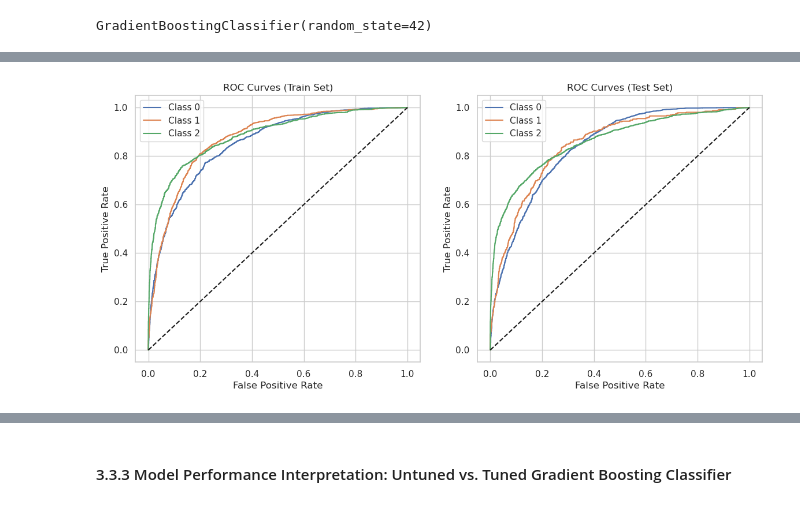
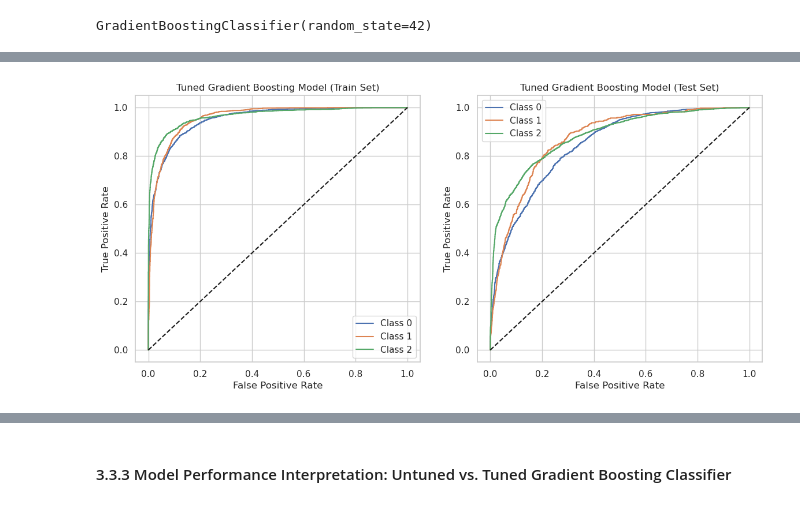
Before and after one commit to mwakad/supervised-ml-classifiers-for-predicting-water-wells-condition, a Jupyter notebook: index.ipynb, the cells around one changed output, grey strips where cells are left out. Cells and saved outputs as stored; diff of their text form; code cells hidden in the pictures.

```diff
--- a/index.ipynb
+++ b/index.ipynb
@@ -744,8 +913,8 @@ plt.show()
 # %%
 # ROC Curves for Tuned Decision Tree Classifier in predicitng both train and test sets
 from sklearn.preprocessing import label_binarize
-n_classes = len(np.unique(y))
-y_train_bin = label_binarize(y_train_bal, classes=range(n_classes))
+n_classes = len(np.unique(y_train_balanced))
+y_train_bin = label_binarize(y_train_balanced, classes=range(n_classes))
 y_test_bin = label_binarize(y_test_enc, classes=range(n_classes))
 
 fig, axes = plt.subplots(1, 2, figsize=(16, 6))
@@ -757,7 +926,7 @@ for i in range(n_classes):
 axes[0].plot([0,1],[0,1],'k--')
 axes[0].set_xlabel('False Positive Rate')
 axes[0].set_ylabel('True Positive Rate')
-axes[0].set_title('ROC Curves (Train Set)')
+axes[0].set_title('Tuned Decision Tree Model (Train Set)')
 axes[0].legend()
 
 # ROC Curves for Untuned Decision Tree Classifier on Test Set
@@ -767,7 +936,7 @@ for i in range(n_classes):
 axes[1].plot([0,1],[0,1],'k--')
 axes[1].set_xlabel('False Positive Rate')
 axes[1].set_ylabel('True Positive Rate')
-axes[1].set_title('ROC Curves (Test Set)')
+axes[1].set_title('Tuned Decision Tree Model (Test Set)')
 axes[1].legend()
 
 plt.savefig("./images/roc-curves-tuned-decision-tree-classifier.png", dpi=600, bbox_inches='tight', facecolor='white')
@@ -850,13 +1019,13 @@ from sklearn.ensemble import GradientBoostingClassifier
 
 # Train Gradient Boosting on balanced data
 gb_bal = GradientBoostingClassifier(random_state=42)
-gb_bal.fit(X_train_final, y_train_bal)
+gb_bal.fit(X_train_balanced, y_train_balanced)
 # %% [output]
 GradientBoostingClassifier(random_state=42)
 # %%
 # Predict on train and test sets
-y_pred_gb_train = gb_bal.predict(X_train_final)
-y_proba_gb_train = gb_bal.predict_proba(X_train_final)
+y_pred_gb_train = gb_bal.predict(X_train_balanced)
+y_proba_gb_train = gb_bal.predict_proba(X_train_balanced)
 y_pred_gb_test = gb_bal.predict(X_test_final)
 y_proba_gb_test = gb_bal.predict_proba(X_test_final)
 # %%
@@ -884,0 +1111,6 @@ plt.show()
+# %%
+# Predict on train and test sets
+y_pred_gb_rs_train = gs_gb.predict(X_train_balanced)
+y_proba_gb_rs_train = gs_gb.predict_proba(X_train_balanced)
+y_pred_gb_rs = gs_gb.predict(X_test_final)
+y_proba_gb_rs = gs_gb.predict_proba(X_test_final)
@@ -885,37 +1140,33 @@ plt.show()
 # %%
-from sklearn.preprocessing import label_binarize
-
-# Plot ROC curves for Gradient Boosting Classifier on both train and test sets
+# Plot ROC curves for the tuned Gradient Boosting model on both train and test sets, side by side
+n_classes = len(np.unique(y_train_balanced))
+y_train_bin = label_binarize(y_train_balanced, classes=range(n_classes))
+y_test_bin = label_binarize(y_test_enc, classes=range(n_classes))
 
 fig, axes = plt.subplots(1, 2, figsize=(14, 6))
-
-# Binarize the true labels for multiclass ROC
-y_train_bin = label_binarize(y_train_bal, classes=range(n_classes))
-y_test_bin = label_binarize(y_test_enc, classes=range(n_classes))
-
 # ROC curves for train set
 for i in range(n_classes):
-    fpr, tpr, _ = roc_curve(y_train_bin[:, i], y_proba_gb_train[:, i])
+    fpr, tpr, _ = roc_curve(y_train_bin[:, i], y_proba_gb_rs_train[:, i])
     axes[0].plot(fpr, tpr, label=f'Class {i}')
 axes[0].plot([0, 1], [0, 1], 'k--')
 axes[0].set_xlabel('False Positive Rate')
 axes[0].set_ylabel('True Positive Rate')
-axes[0].set_title('ROC Curves (Train Set)')
+axes[0].set_title('Tuned Gradient Boosting Model (Train Set)')
 axes[0].legend()
 axes[0].grid(True)
 
 # ROC curves for test set
 for i in range(n_classes):
-    fpr, tpr, _ = roc_curve(y_test_bin[:, i], y_proba_gb_test[:, i])
+    fpr, tpr, _ = roc_curve(y_test_bin[:, i], y_proba_gb_rs[:, i])
     axes[1].plot(fpr, tpr, label=f'Class {i}')
 axes[1].plot([0, 1], [0, 1], 'k--')
 axes[1].set_xlabel('False Positive Rate')
 axes[1].set_ylabel('True Positive Rate')
-axes[1].set_title('ROC Curves (Test Set)')
+axes[1].set_title('Tuned Gradient Boosting Model (Test Set)')
 axes[1].legend()
 axes[1].grid(True)
 
-plt.savefig("./images/roc-curves-untuned-gradient-boosting-classifier.png", dpi=600, bbox_inches='tight', facecolor='white')
+plt.savefig("./images/roc-curves-tuned-gradient-boosting-classifier.png", dpi=600, bbox_inches='tight', facecolor='white')
 plt.show()
 # %% [output]
-[figure, old version]
+[figure, new version]
```
Also changed, not shown: parts of 138 cells of this notebook.
